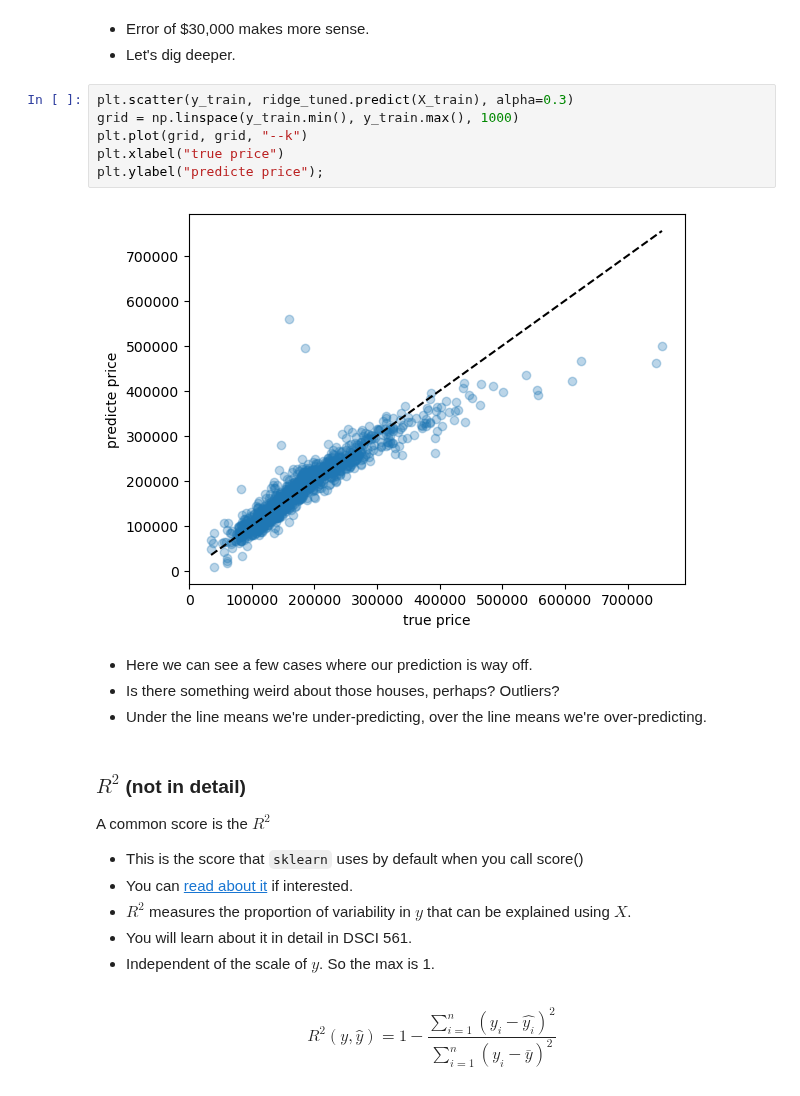
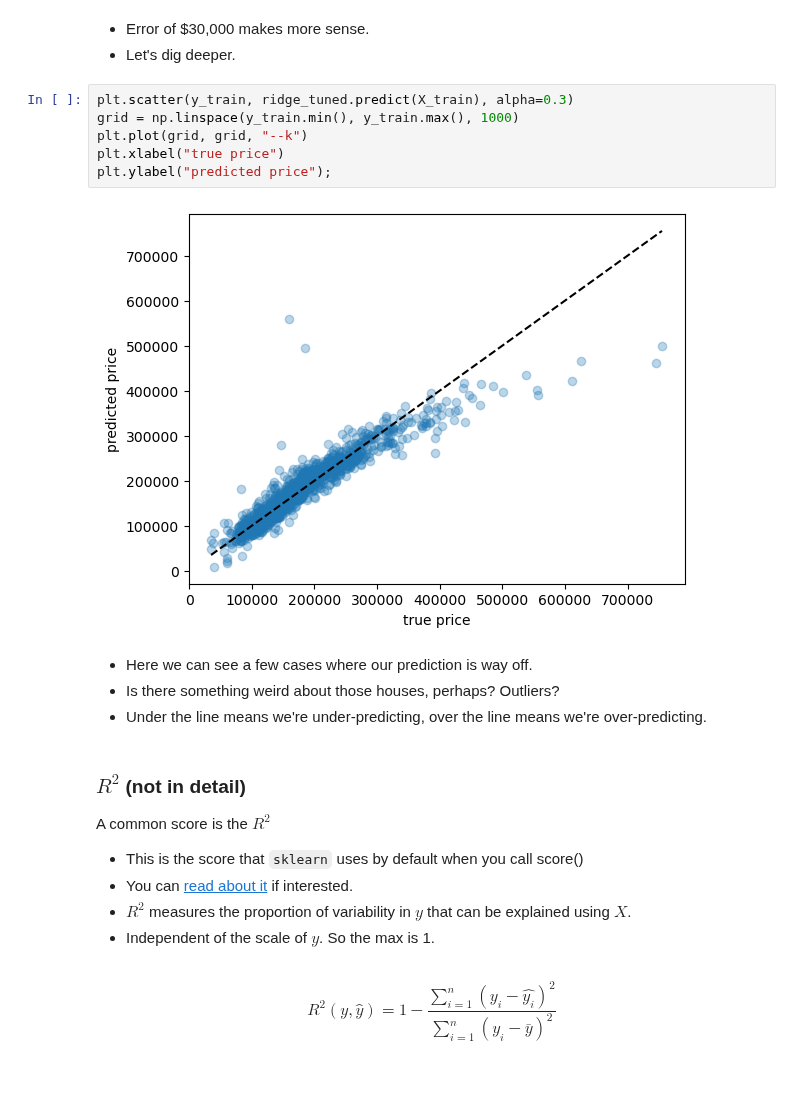
Before and after one commit to UBC-CS/cpsc330-2023W1, a Jupyter notebook: lectures/10_regression-metrics.ipynb, the cells around one changed output. Saved outputs shown, nothing was run; the diff lists cells and outputs as text.

```diff
--- a/lectures/10_regression-metrics.ipynb
+++ b/lectures/10_regression-metrics.ipynb
@@ -837,11 +837,11 @@ np.sqrt(mean_squared_error(y_train, ridge_tuned.predict(X_train)))
 # %%
 plt.scatter(y_train, ridge_tuned.predict(X_train), alpha=0.3)
 grid = np.linspace(y_train.min(), y_train.max(), 1000)
 plt.plot(grid, grid, "--k")
 plt.xlabel("true price")
-plt.ylabel("predicte price");
+plt.ylabel("predicted price");
 # %% [output]
-[figure, old version]
+[figure, new version]
 # %% [markdown]
 - Here we can see a few cases where our prediction is way off.
 - Is there something weird about those houses, perhaps? Outliers?
@@ -854,7 +854,6 @@ A common score is the $R^2$
 - This is the score that `sklearn` uses by default when you call score()
 - You can [read about it](https://en.wikipedia.org/wiki/Coefficient_of_determination) if interested.
 - $R^2$ measures the proportion of variability in $y$ that can be explained using $X$.
-- You will learn about it in detail in DSCI 561.
 - Independent of the scale of $y$. So the max is 1.
 # %% [markdown]
 $$R^2(y, \hat{y}) = 1 - \frac{\sum_{i=1}^n (y_i - \hat{y_i})^2}{\sum_{i=1}^n (y_i - \bar{y})^2}$$
```
Also changed, not shown: parts of 9 cells of this notebook.
